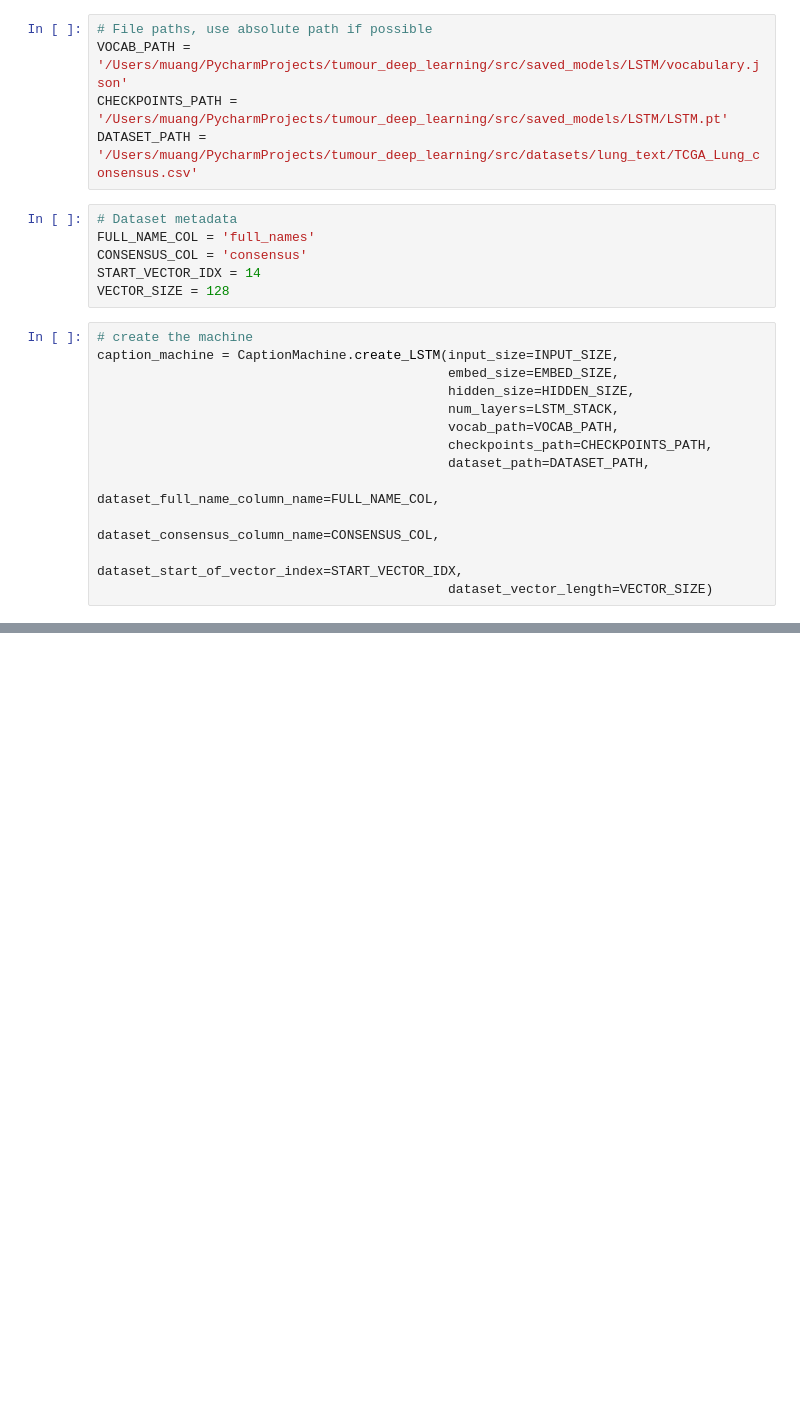
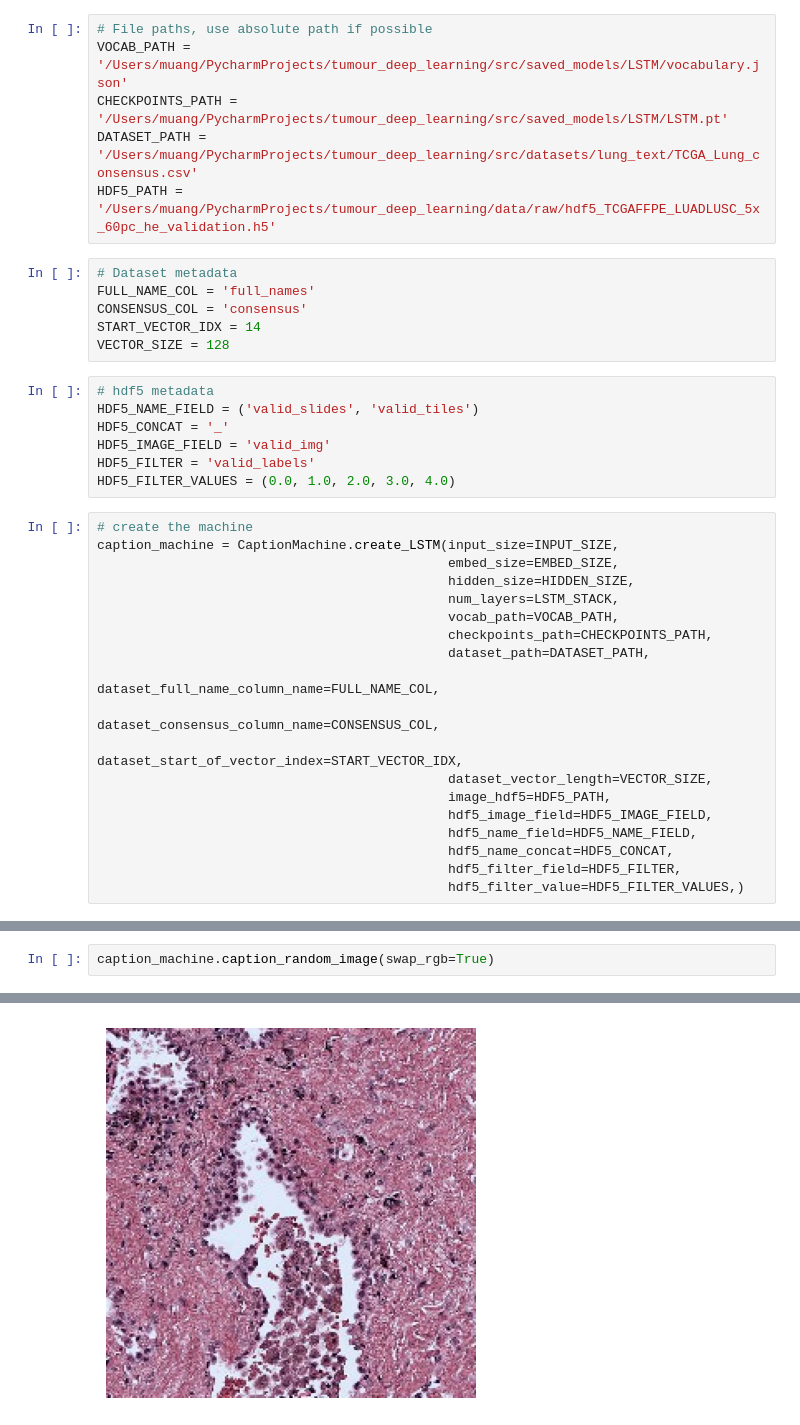
Before and after one commit to crystilonz/tumour_deep_learning, a Jupyter notebook: src/models/application/caption_lstm.ipynb, the cells around one changed output, grey strips where cells are left out. Cells and saved outputs as stored; diff of their text form; blank space fills up the shorter version.

```diff
--- a/src/models/application/caption_lstm.ipynb
+++ b/src/models/application/caption_lstm.ipynb
@@ -13,12 +19,20 @@ LSTM_STACK = 1      # stack size of LSTM
 VOCAB_PATH = '/Users/muang/PycharmProjects/tumour_deep_learning/src/saved_models/LSTM/vocabulary.json'
 CHECKPOINTS_PATH = '/Users/muang/PycharmProjects/tumour_deep_learning/src/saved_models/LSTM/LSTM.pt'
 DATASET_PATH = '/Users/muang/PycharmProjects/tumour_deep_learning/src/datasets/lung_text/TCGA_Lung_consensus.csv'
+HDF5_PATH = '/Users/muang/PycharmProjects/tumour_deep_learning/data/raw/hdf5_TCGAFFPE_LUADLUSC_5x_60pc_he_validation.h5'
 # %%
 # Dataset metadata
 FULL_NAME_COL = 'full_names'
 CONSENSUS_COL = 'consensus'
 START_VECTOR_IDX = 14
 VECTOR_SIZE = 128
+# %%
+# hdf5 metadata
+HDF5_NAME_FIELD = ('valid_slides', 'valid_tiles')
+HDF5_CONCAT = '_'
+HDF5_IMAGE_FIELD = 'valid_img'
+HDF5_FILTER = 'valid_labels'
+HDF5_FILTER_VALUES = (0.0, 1.0, 2.0, 3.0, 4.0)
 # %%
 # create the machine
 caption_machine = CaptionMachine.create_LSTM(input_size=INPUT_SIZE,
@@ -31,7 +45,13 @@ caption_machine = CaptionMachine.create_LSTM(input_size=INPUT_SIZE,
                                              dataset_full_name_column_name=FULL_NAME_COL,
                                              dataset_consensus_column_name=CONSENSUS_COL,
                                              dataset_start_of_vector_index=START_VECTOR_IDX,
-                                             dataset_vector_length=VECTOR_SIZE)
+                                             dataset_vector_length=VECTOR_SIZE,
+                                             image_hdf5=HDF5_PATH,
+                                             hdf5_image_field=HDF5_IMAGE_FIELD,
+                                             hdf5_name_field=HDF5_NAME_FIELD,
+                                             hdf5_name_concat=HDF5_CONCAT,
+                                             hdf5_filter_field=HDF5_FILTER,
+                                             hdf5_filter_value=HDF5_FILTER_VALUES,)
 # %%
 # Try captioning
 caption_machine.caption_by_name(full_name = 'TCGA-55-1594-01Z-00-DX1_28_24.jpeg',
@@ -42,3 +64,6 @@ Sample: TCGA-55-1594-01Z-00-DX1_28_24.jpeg
 >>>> Image Captioning <<<<
 Generated Caption: Necrosis
 Actual Caption: Necrosis
+# %%
+caption_machine.caption_random_image(swap_rgb=True)
+# %% [output]
@@ -44,0 +84 @@ Actual Caption: Necrosis
+[figure, added]
```
Also changed, not shown: parts of 4 cells of this notebook, 9 other files.
